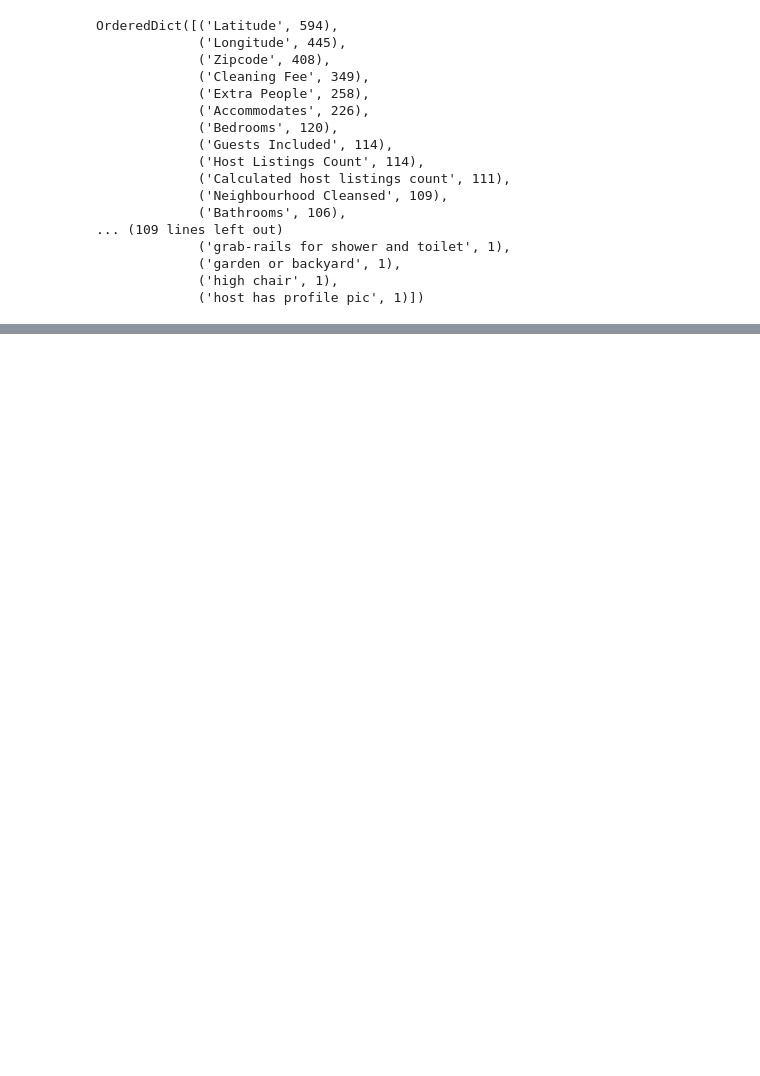
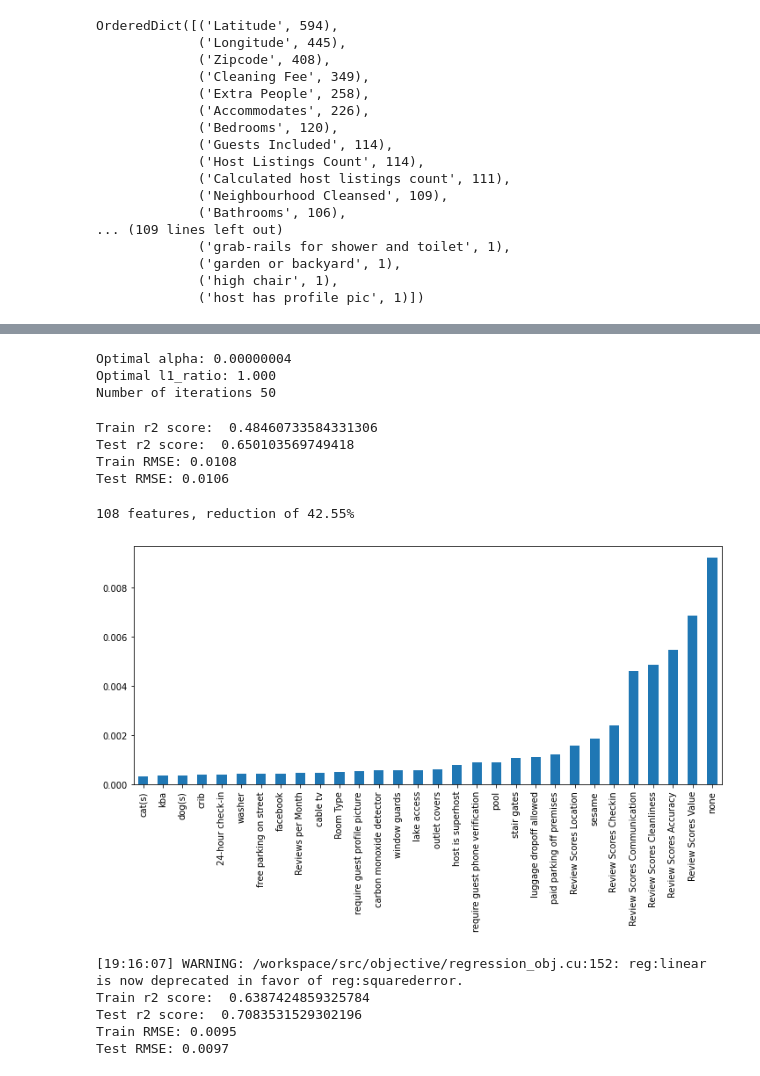
Before and after one commit to bashketchum02/airbnb-analysis, a Jupyter notebook: Airbnb.ipynb, the cells around one changed output, grey strips where cells are left out. Saved outputs shown, nothing was run; the diff lists cells and outputs as text; code cells hidden in the pictures; blank space fills up the shorter version.

```diff
--- a/Airbnb.ipynb
+++ b/Airbnb.ipynb
@@ -338,6 +366,7 @@ plt.show();
 [figure]
 # %%
 df["Price"] = np.log1p(df["Price"])
+df["Review Scores Rating"] = np.log1p(df["Review Scores Rating"])
 
 #log transform skewed numeric features:
 numeric_feats = df.dtypes[df.dtypes != "object"].index
@@ -516,3 +545,67 @@ Train RMSE: 0.3437
 Test RMSE: 0.3565
 # %%
 #training on the most important features that have a very high impact yields slightly improved model accuracy - we'll go ahead with this one
+# %%
+#training the model for Rating
+df["Review Scores Rating"] = np.log1p(df["Review Scores Rating"])
+
+X_r, y_r = df.drop(['Review Scores Rating'], axis = 1), df['Review Scores Rating']
+Xr_train, Xr_test, yr_train, yr_test  = train_test_split(X_r, y_r, test_size = 0.2, random_state = 0)
+# %%
+cv_model_r = ElasticNetCV(l1_ratio=[.1, .5, .7, .9, .95, .99, 1], eps=1e-3, n_alphas=100, fit_intercept=True,
+                        normalize=True, precompute='auto', max_iter=2000, tol=0.0001, cv=6,
+                        copy_X=True, verbose=0, n_jobs=-1, positive=False, random_state=0)
+
+cv_model_r.fit(Xr_train, yr_train)
+print('Optimal alpha: %.8f'%cv_model_r.alpha_)
+print('Optimal l1_ratio: %.3f'%cv_model_r.l1_ratio_)
+print('Number of iterations %d'%cv_model_r.n_iter_)
+# %% [output]
+Optimal alpha: 0.00000004
+Optimal l1_ratio: 1.000
+Number of iterations 50
+# %%
+yr_train_pred = cv_model_r.predict(Xr_train)
+yr_pred = cv_model_r.predict(Xr_test)
+print('Train r2 score: ', r2_score(yr_train_pred, yr_train))
+print('Test r2 score: ', r2_score(yr_test, yr_pred))
+train_mse = mean_squared_error(yr_train_pred, yr_train)
+test_mse = mean_squared_error(yr_pred, yr_test)
+train_rmse = np.sqrt(train_mse)
+test_rmse = np.sqrt(test_mse)
+print('Train RMSE: %.4f' % train_rmse)
+print('Test RMSE: %.4f' % test_rmse)
+# %% [output]
+Train r2 score:  0.48460733584331306
+Test r2 score:  0.650103569749418
+Train RMSE: 0.0108
+Test RMSE: 0.0106
+# %%
+feature_importance_r = pd.Series(index = Xr_train.columns, data = np.abs(cv_model_r.coef_))
+n_selected_features = (feature_importance_r>0).sum()
+print('{0:d} features, reduction of {1:2.2f}%'.format(
+    n_selected_features,(1-n_selected_features/len(feature_importance_r))*100))
+feature_importance_r.sort_values().tail(30).plot(kind = 'bar', figsize = (12,5));
+# %% [output]
+108 features, reduction of 42.55%
+[figure, added]
+# %%
+xgb_model1_r = XGBRegressor()
+xgb_model1_r.fit(Xr_train, yr_train, verbose=False)
+yr_train_pred1 = xgb_model1_r.predict(Xr_train)
+yr_pred1 = xgb_model1_r.predict(Xr_test)
+
+print('Train r2 score: ', r2_score(yr_train_pred1, yr_train))
+print('Test r2 score: ', r2_score(yr_test, yr_pred1))
+train_mse1 = mean_squared_error(yr_train_pred1, yr_train)
+test_mse1 = mean_squared_error(yr_pred1, yr_test)
+train_rmse1 = np.sqrt(train_mse1)
+test_rmse1 = np.sqrt(test_mse1)
+print('Train RMSE: %.4f' % train_rmse1)
+print('Test RMSE: %.4f' % test_rmse1)
+# %% [output]
+[19:16:07] WARNING: /workspace/src/objective/regression_obj.cu:152: reg:linear is now deprecated in favor of reg:squarederror.
+Train r2 score:  0.6387424859325784
+Test r2 score:  0.7083531529302196
+Train RMSE: 0.0095
+Test RMSE: 0.0097
```
Also changed, not shown: parts of 13 cells of this notebook.
